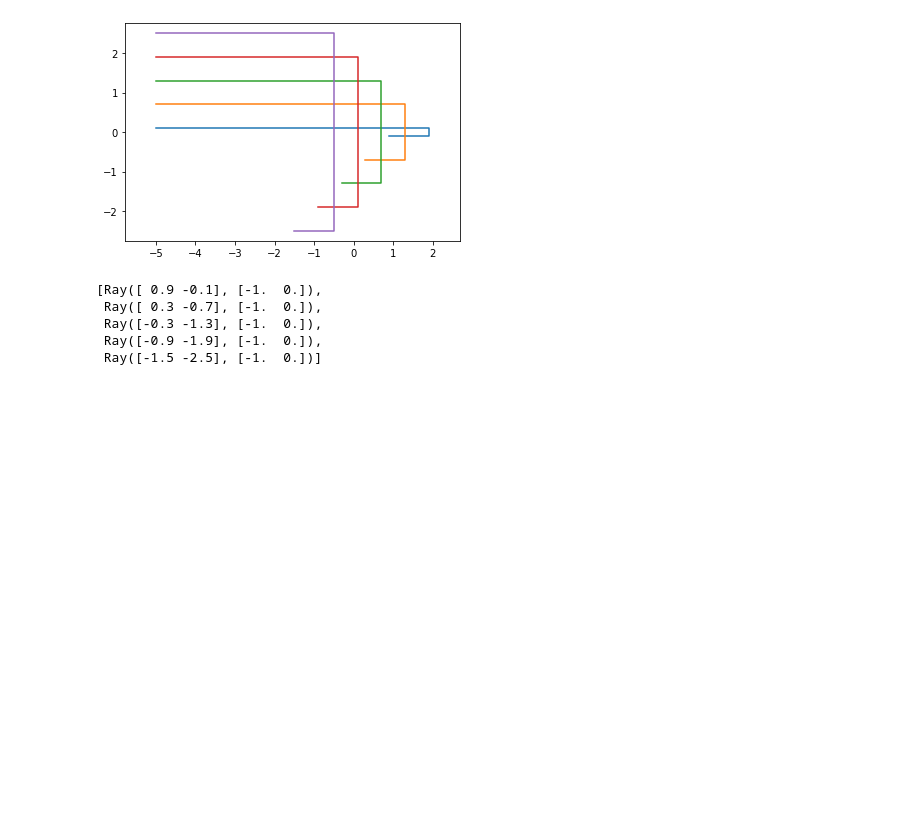
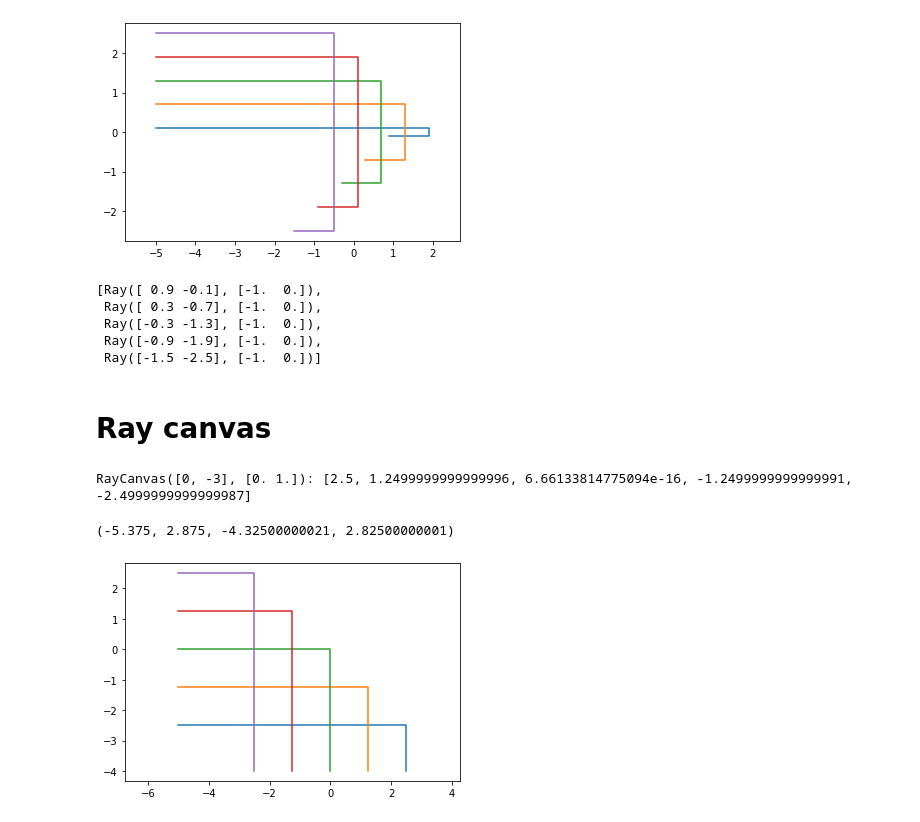
Before and after one commit to jdranczewski/optical-levitation-raytracing-experiments, a Jupyter notebook: two-d-tracer-experiments.ipynb, the cells around one changed output. Drawn from its saved outputs; the diff is of its cells as text; code cells hidden in the pictures; blank space fills up the shorter version.

Commit message:
RayCanvas (captures ray positions)

```diff
--- a/two-d-tracer-experiments.ipynb
+++ b/two-d-tracer-experiments.ipynb
@@ -132,3 +132,26 @@ scene.rays
  Ray([-0.3 -1.3], [-1.  0.]),
  Ray([-0.9 -1.9], [-1.  0.]),
  Ray([-1.5 -2.5], [-1.  0.])]
+# %% [markdown]
+# Ray canvas
+# %%
+canvas = two_d_tracer.RayCanvas([0,-3], [0,1])
+sc_dsc = {
+    "rays": [two_d_tracer.Ray([-5, y], [1,0]) for y in np.linspace(-2.5,2.5, 5)],
+    "objects": [two_d_tracer.RefractiveSurface([0,0], [1, 1], 1, 1.5),
+                canvas]
+}
+scene = two_d_tracer.Scene(**sc_dsc)
+# %%
+scene.run()
+# %%
+canvas
+# %% [output]
+RayCanvas([0, -3], [0. 1.]): [2.5, 1.2499999999999996, 6.66133814775094e-16, -1.2499999999999991, -2.4999999999999987]
+# %%
+fig, ax = plt.subplots()
+scene.plot(ax)
+ax.axis("equal")
+# %% [output]
+(-5.375, 2.875, -4.32500000021, 2.82500000001)
+[figure, added]
```
Also changed, not shown: 1 other file.
